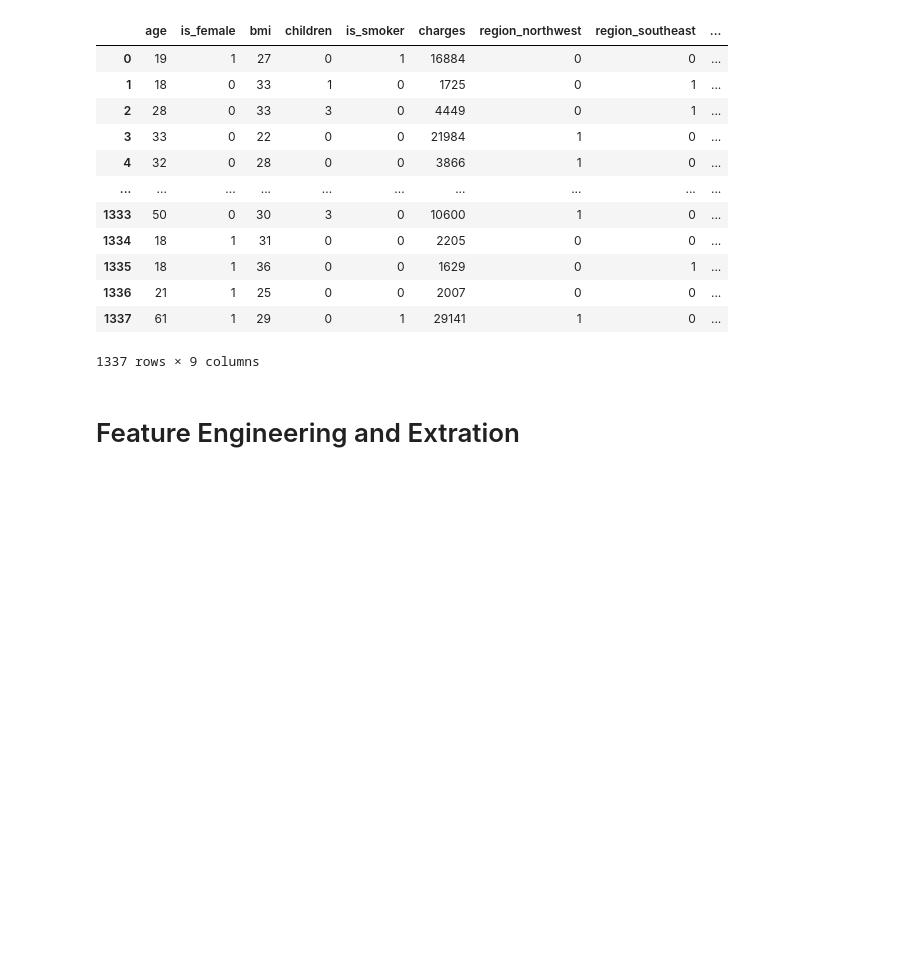
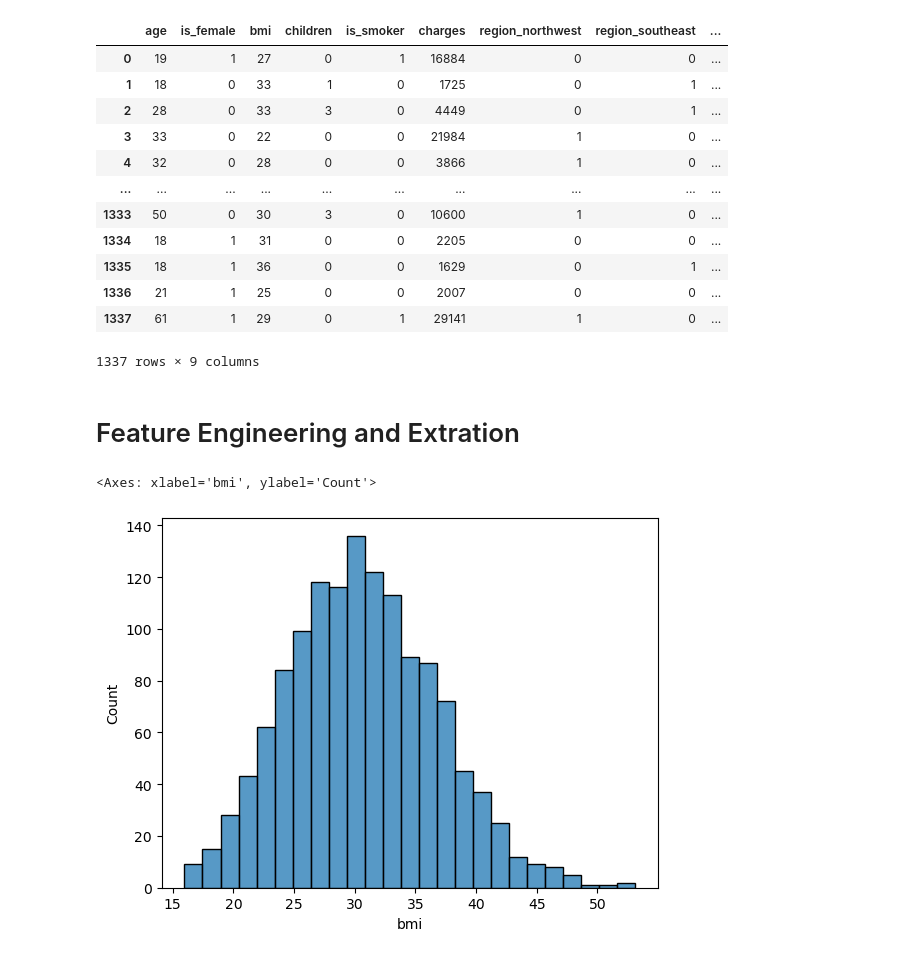
Before and after one commit to Dipak-Gautam/learning-Machine-Learning, a Jupyter notebook: Project1_Incurance/FirstLecture.ipynb, the cells around one changed output. Saved outputs shown, nothing was run; the diff lists cells and outputs as text; code cells hidden in the pictures; blank space fills up the shorter version.

```diff
--- a/Project1_Incurance/FirstLecture.ipynb
+++ b/Project1_Incurance/FirstLecture.ipynb
@@ -212,3 +212,8 @@ df_cleaned
 1337 rows × 9 columns
 # %% [markdown]
 # Feature Engineering and Extration
+# %%
+sns.histplot(df['bmi'])
+# %% [output]
+<Axes: xlabel='bmi', ylabel='Count'>
+[figure, added]
```
Also changed, not shown: parts of 5 cells of this notebook.
